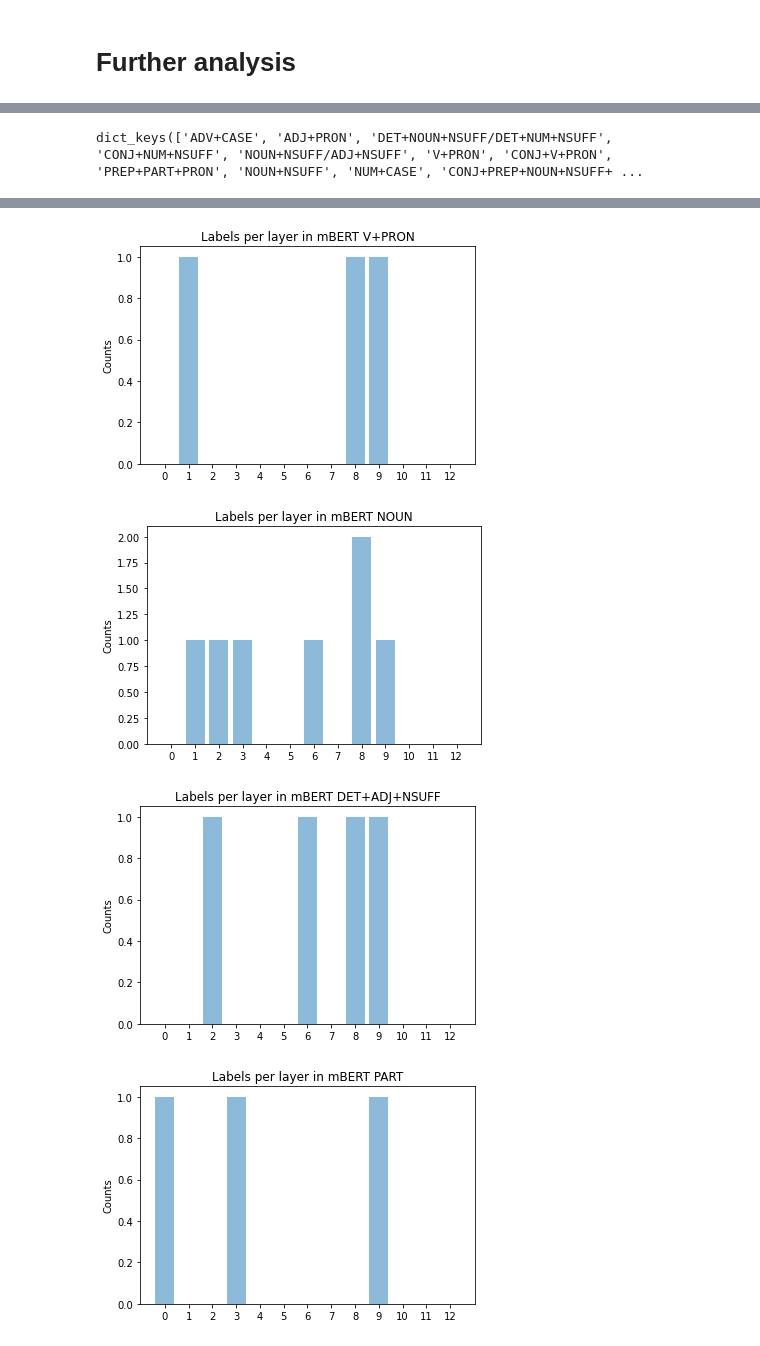
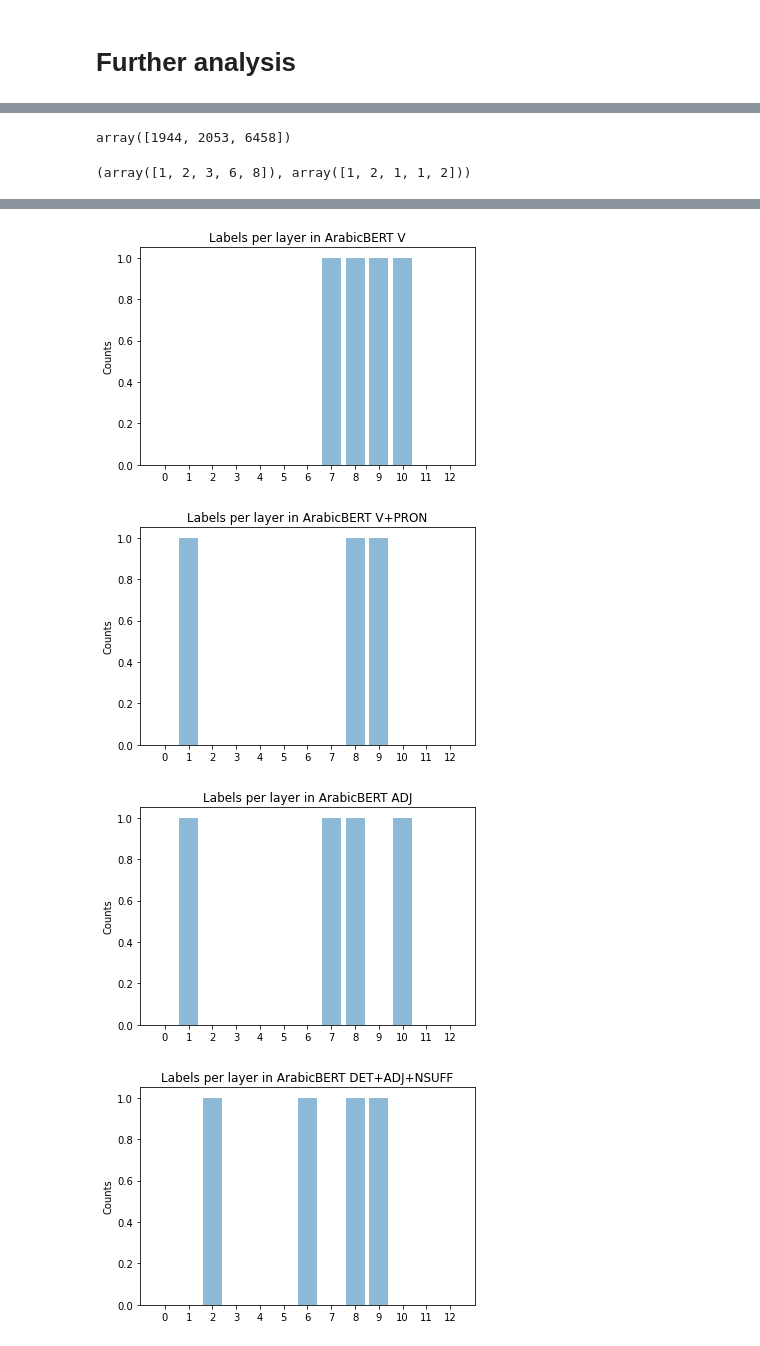
Before and after one commit to ahmed451/aux_classifier, a Jupyter notebook: End to End Example POS-arabicBERT.ipynb, the cells around one changed output, grey strips where cells are left out. Drawn from its saved outputs; the diff is of its cells as text; code cells hidden in the pictures.

```diff
--- a/End to End Example POS-arabicBERT.ipynb
+++ b/End to End Example POS-arabicBERT.ipynb
@@ -215,6 +217,6 @@ plot_neurons_per_layer(ordering[:cutoffs[5]],title='Labels per layer in mBERT PO
 # %% [markdown]
 # Train on top N neurons
 # %%
-X_selected = utils.filter_activations_keep_neurons(ordering[:1000], X)
+X_selected = utils.filter_activations_keep_neurons(ordering[:400], X)
 # %%
 X_selected.shape
@@ -221,2 +227,2 @@ X_selected.shape
 # %%
-model_selected = utils.train_logreg_model(X_selected, y, lambda_l1=0.001, lambda_l2=0.001)
+model_selected = utils.train_logreg_model(X_selected, y, lambda_l1=0.00001, lambda_l2=0.00001)
@@ -248,0 +292,3 @@ top_neurons
+# %%
+for tag in top_neurons[1].keys():
+    print(tag, len(top_neurons[1][tag]))
@@ -249,4 +313,4 @@ top_neurons
 # %%
-top_neurons[1].keys()
+top_neurons[1]['PREP+DET+NOUN']
 # %% [output]
-dict_keys(['ADV+CASE', 'ADJ+PRON', 'DET+NOUN+NSUFF/DET+NUM+NSUFF', 'CONJ+NUM+NSUFF', 'NOUN+NSUFF/ADJ+NSUFF', 'V+PRON', 'CONJ+V+PRON', 'PREP+PART+PRON', 'NOUN+NSUFF', 'NUM+CASE', 'CONJ+PREP+NOUN+NSUFF+ ...
+array([1944, 2053, 6458])
@@ -252,0 +319,4 @@ dict_keys(['ADV+CASE', 'ADJ+PRON', 'DET+NOUN+NSUFF/DET+NUM+NSUFF', 'CONJ+NUM+NSU
+# %%
+np.unique(nlayers, return_counts=True)
+# %% [output]
+(array([1, 2, 3, 6, 8]), array([1, 2, 1, 1, 2]))
@@ -253,4 +328,4 @@ dict_keys(['ADV+CASE', 'ADJ+PRON', 'DET+NOUN+NSUFF/DET+NUM+NSUFF', 'CONJ+NUM+NSU
 # %%
-for tag in {'NOUN', 'V', 'PART', 'PREP', 'ADJ', 'PREP+DET+NOUN', 'V+PRON', 'DET+ADJ+NSUFF' , 'PART+PRON' }:
-    plot_neurons_per_layer(top_neurons[1][tag],title='Labels per layer in mBERT '+tag)
+for tag in ['NOUN', 'PREP+DET+NOUN', 'V', 'V+PRON', 'ADJ', 'DET+ADJ+NSUFF' , 'PART', 'PART+PRON']:
+    plot_neurons_per_layer(top_neurons[1][tag],title='Labels per layer in ArabicBERT '+tag)
 # %% [output]
@@ -259,4 +334,4 @@ for tag in {'NOUN', 'V', 'PART', 'PREP', 'ADJ', 'PREP+DET+NOUN', 'V+PRON', 'DET+
-[figure, old version]
+[figure, new version]
-[figure, old version]
+[figure, new version]
-[figure, old version]
+[figure, new version]
-[figure, old version]
+[figure, new version]
```
Also changed, not shown: parts of 15 cells of this notebook, 3 other files.
